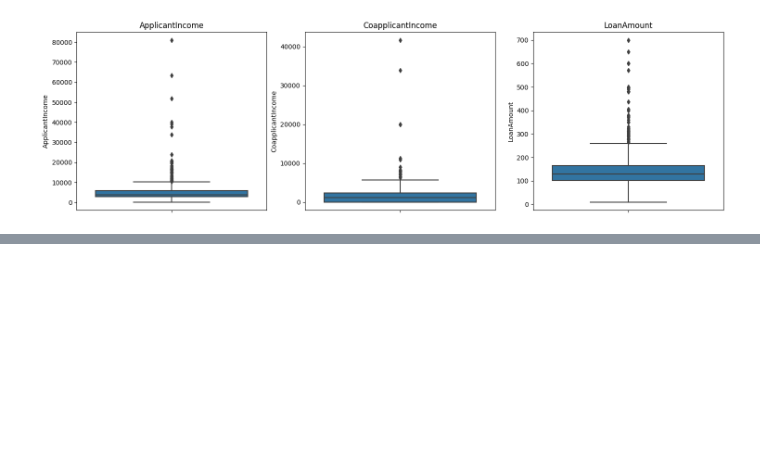
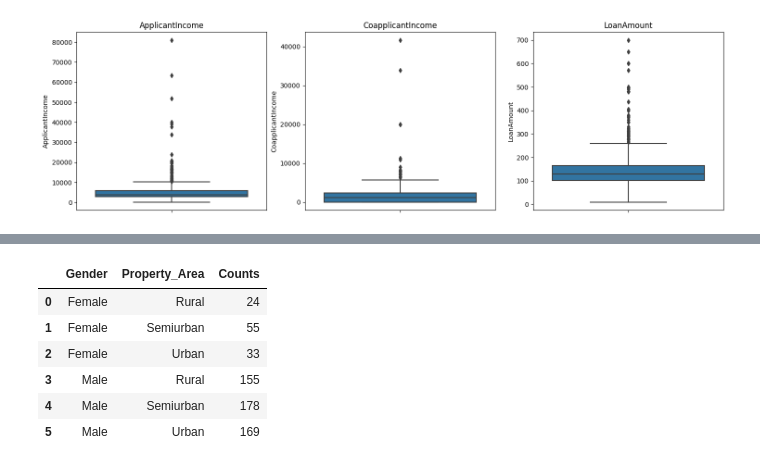
Before and after one commit to Akshay-Paunikar/Loan_Prediction_ML, a Jupyter notebook: project/notebook/Loan_Prediction.ipynb, the cells around one changed output, grey strips where cells are left out. Drawn from its saved outputs; the diff is of its cells as text; code cells hidden in the pictures; blank space fills up the shorter version.

```diff
--- a/project/notebook/Loan_Prediction.ipynb
+++ b/project/notebook/Loan_Prediction.ipynb
@@ -725,0 +787,11 @@ plt.show()
+# %%
+# Genderwise Property Area
+training_data.groupby(['Gender', 'Property_Area'])['Loan_Status'].count().reset_index().rename(columns={'Loan_Status':'Counts'})
+# %% [output]
+|  | Gender | Property_Area | Counts |
+| 0 | Female | Rural | 24 |
+| 1 | Female | Semiurban | 55 |
+| 2 | Female | Urban | 33 |
+| 3 | Male | Rural | 155 |
+| 4 | Male | Semiurban | 178 |
+| 5 | Male | Urban | 169 |
```
Also changed, not shown: parts of 9 cells of this notebook.
